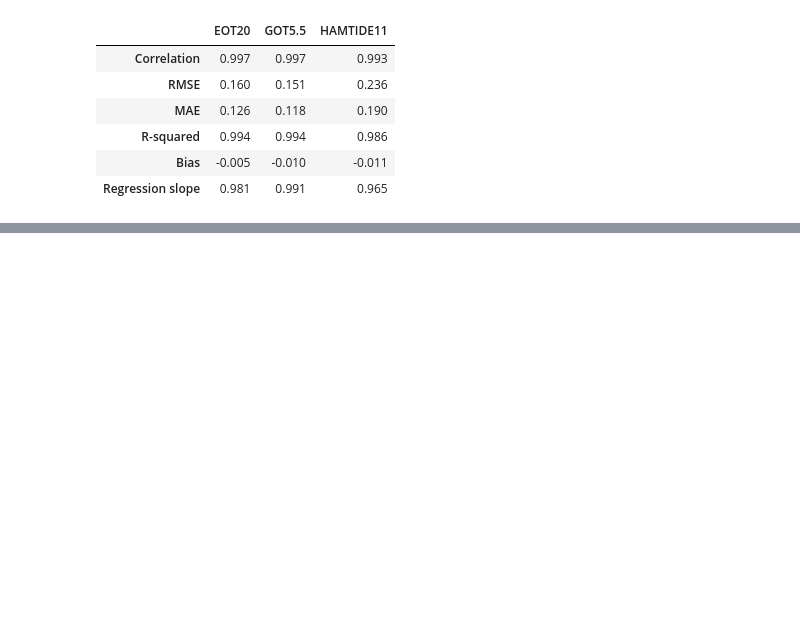
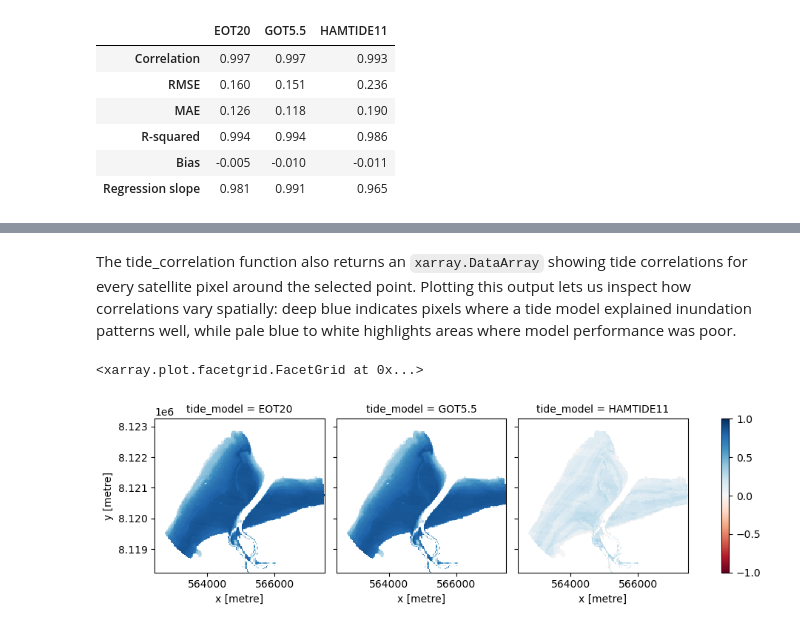
Before and after one commit to GeoscienceAustralia/eo-tides, a Jupyter notebook: docs/notebooks/Validating_tides.ipynb, the cells around one changed output, grey strips where cells are left out. Drawn from its saved outputs; the diff is of its cells as text; code cells hidden in the pictures; blank space fills up the shorter version.

Commit message:
Update notebook to add correlation example

```diff
--- a/docs/notebooks/Validating_tides.ipynb
+++ b/docs/notebooks/Validating_tides.ipynb
@@ -202,0 +249,12 @@ As we can see above, at this location `GOT5.5` has the best overall accuracy as
+# %%
+# King Sound point location
+y, x = -16.99636, 123.61017
+
+# Run tide correlation analysis
+corr_df, corr_da = tide_correlation(
+    x=x,
+    y=y,
+    directory=directory,
+    cloud_cover=10,
+    load_s2=False,
+)
@@ -202,0 +279,8 @@ As we can see above, at this location `GOT5.5` has the best overall accuracy as
+# %% [markdown]
+The tide_correlation function also returns an `xarray.DataArray` showing tide correlations for every satellite pixel around the selected point.
+Plotting this output lets us inspect how correlations vary spatially: deep blue indicates pixels where a tide model explained inundation patterns well, while pale blue to white highlights areas where model performance was poor.
+# %%
+corr_da.plot.imshow(col="tide_model", cmap="RdBu", vmin=-1.0, vmax=1.0)
+# %% [output]
+<xarray.plot.facetgrid.FacetGrid at 0x...>
+[figure, added]
```
Also changed, not shown: parts of 10 cells of this notebook.
